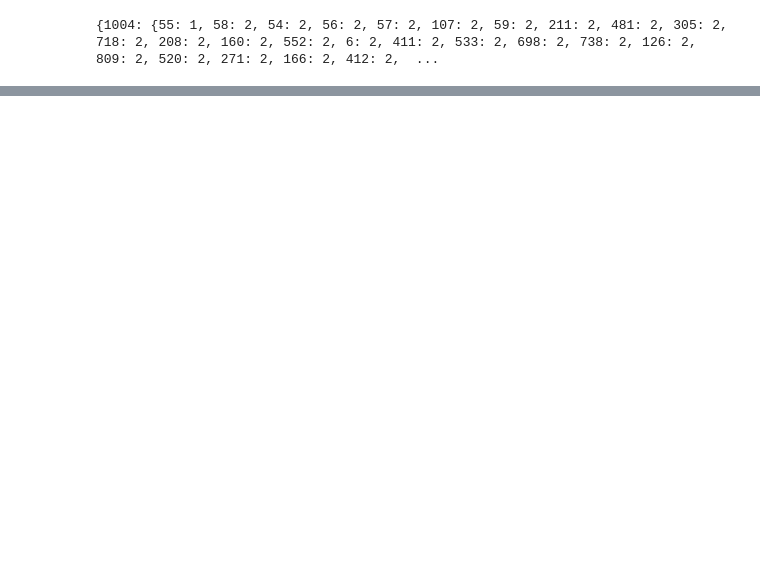
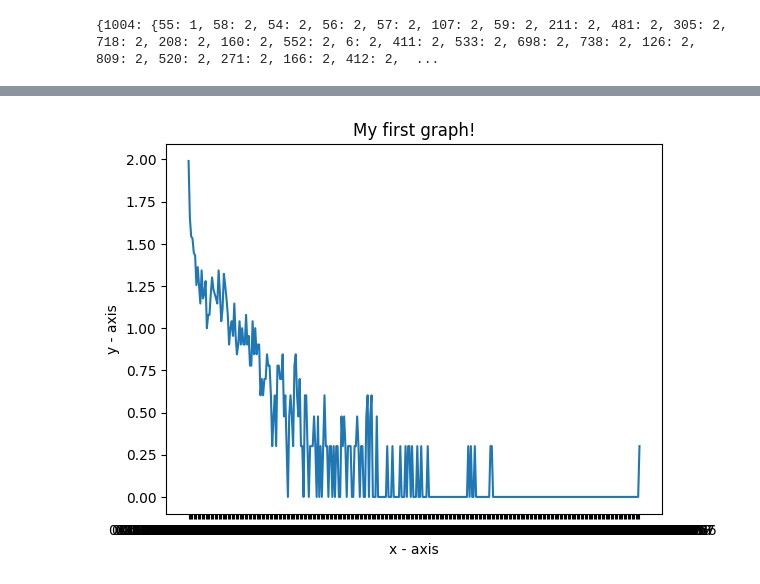
Before and after one commit to DaniilDDDDD/HugeNetworksAnalysis, a Jupyter notebook: connection_components.ipynb, the cells around one changed output, grey strips where cells are left out. Saved outputs shown, nothing was run; the diff lists cells and outputs as text; code cells hidden in the pictures; blank space fills up the shorter version.

```diff
--- a/connection_components.ipynb
+++ b/connection_components.ipynb
@@ -479,0 +475,16 @@ sns.displot(log_distribution)
+# %%
+#sns.histplot(distribution,log_scale=True)
+plt.plot(log_distribution.keys(), log_distribution.values())
+
+# naming the x axis
+plt.xlabel('x - axis')
+# naming the y axis
+plt.ylabel('y - axis')
+
+# giving a title to my graph
+plt.title('My first graph!')
+
+# function to show the plot
+plt.show()
+# %% [output]
+[figure, added]
```
Also changed, not shown: parts of 8 cells of this notebook.
